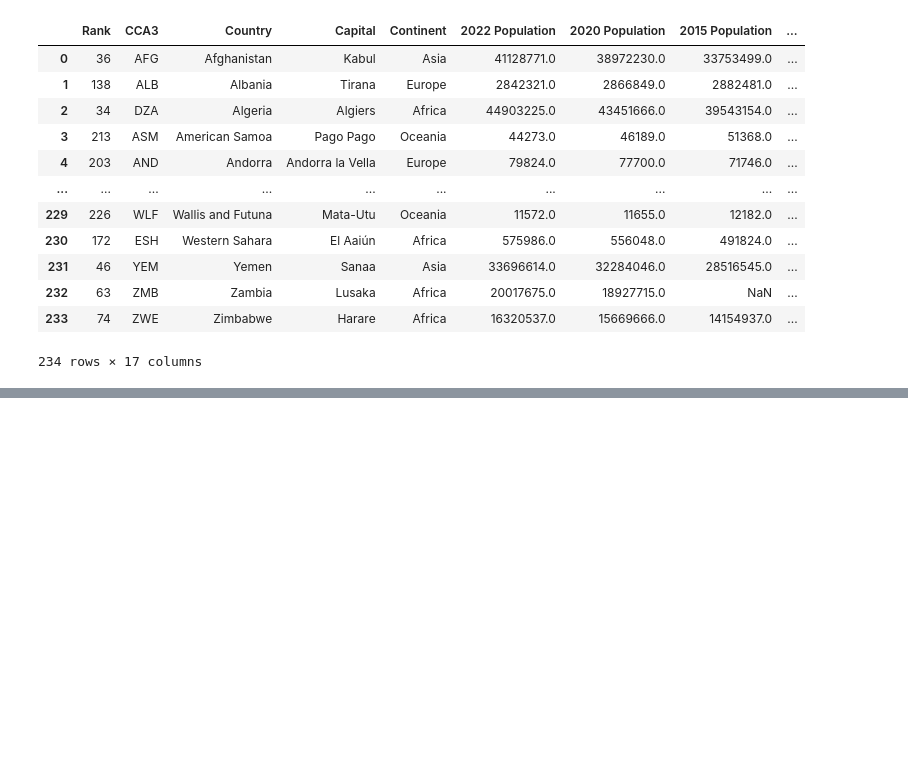
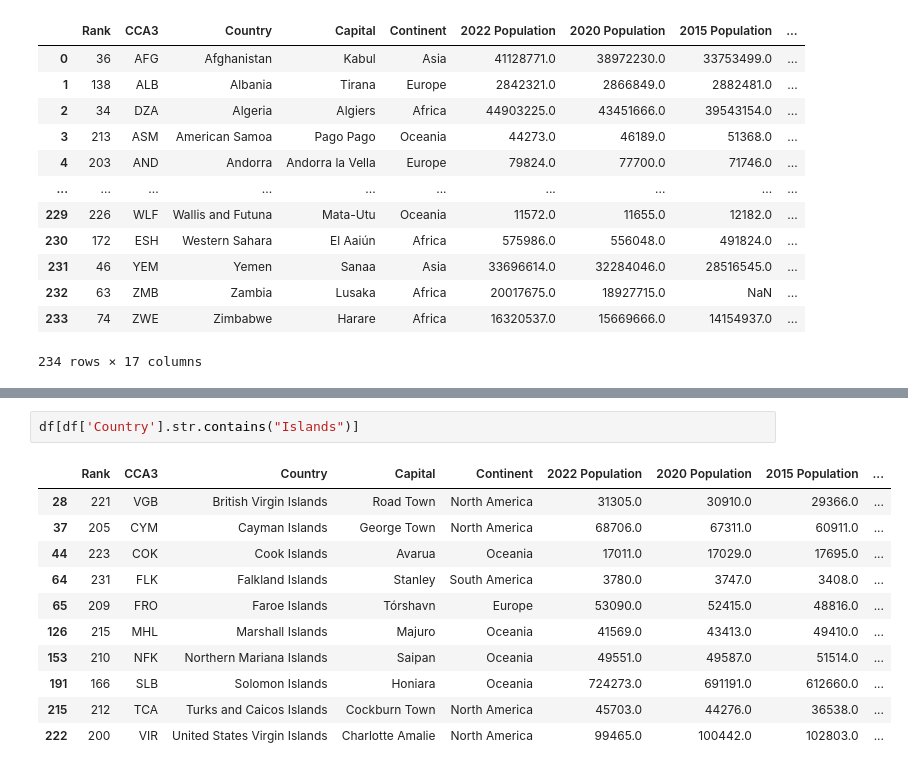
Before and after one commit to aleksmn/DataLessons, a Jupyter notebook: 02-filter_and_order.ipynb, the cells around one changed output, grey strips where cells are left out. Drawn from its saved outputs; the diff is of its cells as text; blank space fills up the shorter version.

```diff
--- a/02-filter_and_order.ipynb
+++ b/02-filter_and_order.ipynb
@@ -22,0 +46,14 @@ df
+# %%
+df[df['Country'].str.contains("Islands")]
+# %% [output]
+|  | Rank | CCA3 | Country | Capital | Continent | 2022 Population | 2020 Population | 2015 Population | ... |
+| 28 | 221 | VGB | British Virgin Islands | Road Town | North America | 31305.0 | 30910.0 | 29366.0 | ... |
+| 37 | 205 | CYM | Cayman Islands | George Town | North America | 68706.0 | 67311.0 | 60911.0 | ... |
+| 44 | 223 | COK | Cook Islands | Avarua | Oceania | 17011.0 | 17029.0 | 17695.0 | ... |
+| 64 | 231 | FLK | Falkland Islands | Stanley | South America | 3780.0 | 3747.0 | 3408.0 | ... |
+| 65 | 209 | FRO | Faroe Islands | Tórshavn | Europe | 53090.0 | 52415.0 | 48816.0 | ... |
+| 126 | 215 | MHL | Marshall Islands | Majuro | Oceania | 41569.0 | 43413.0 | 49410.0 | ... |
+| 153 | 210 | NFK | Northern Mariana Islands | Saipan | Oceania | 49551.0 | 49587.0 | 51514.0 | ... |
+| 191 | 166 | SLB | Solomon Islands | Honiara | Oceania | 724273.0 | 691191.0 | 612660.0 | ... |
+| 215 | 212 | TCA | Turks and Caicos Islands | Cockburn Town | North America | 45703.0 | 44276.0 | 36538.0 | ... |
+| 222 | 200 | VIR | United States Virgin Islands | Charlotte Amalie | North America | 99465.0 | 100442.0 | 102803.0 | ... |
```
Also changed, not shown: parts of 13 cells of this notebook.
